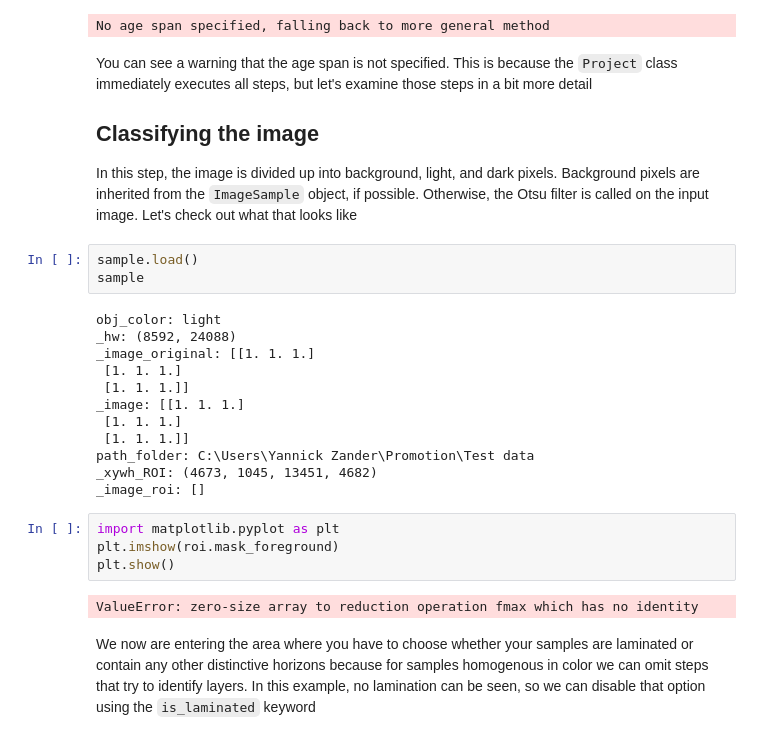
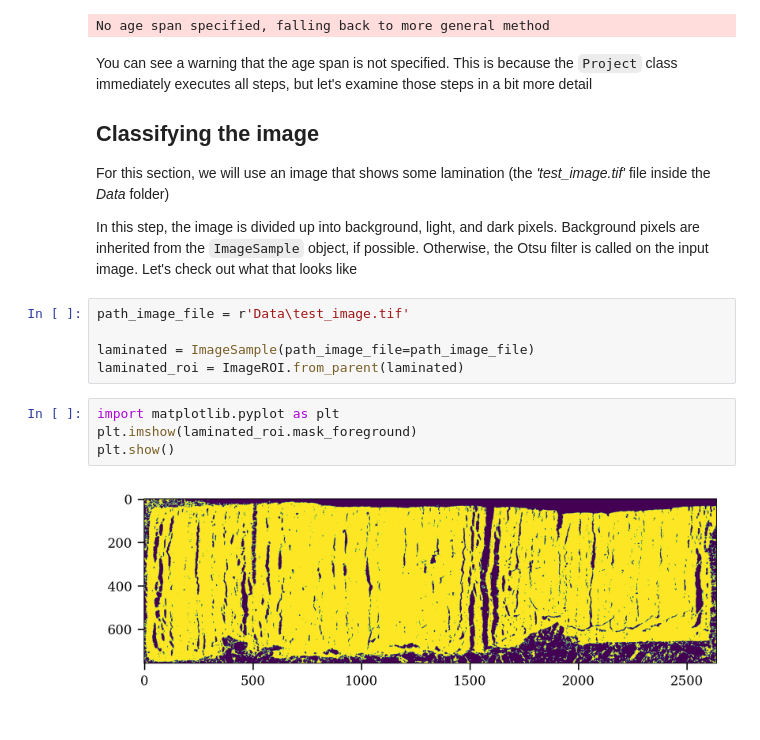
Before and after one commit to yaza11/maspim, a Jupyter notebook: Notebooks/05_ImageROI.ipynb, the cells around one changed output. Saved outputs shown, nothing was run; the diff lists cells and outputs as text.

```diff
--- a/Notebooks/05_ImageROI.ipynb
+++ b/Notebooks/05_ImageROI.ipynb
@@ -51,27 +63,18 @@ No age span specified, falling back to more general method
 You can see a warning that the age span is not specified. This is because the `Project` class immediately executes all steps, but let's examine those steps in a bit more detail
 
 ## Classifying the image
+
+For this section, we will use an image that shows some lamination (the *'test_image.tif'* file inside the *Data* folder)
+
 In this step, the image is divided up into background, light, and dark pixels. Background pixels are inherited from the `ImageSample` object, if possible. Otherwise, the Otsu filter is called on the input image. Let's check out what that looks like
 # %%
-sample.load()
-sample
+path_image_file = r'Data\test_image.tif'
+
+laminated = ImageSample(path_image_file=path_image_file)
+laminated_roi = ImageROI.from_parent(laminated)
-# %% [output]
-obj_color: light
-_hw: (8592, 24088)
-_image_original: [[1. 1. 1.]
- [1. 1. 1.]
- [1. 1. 1.]]
-_image: [[1. 1. 1.]
- [1. 1. 1.]
- [1. 1. 1.]]
-path_folder: C:\Users\Yannick Zander\Promotion\Test data
-_xywh_ROI: (4673, 1045, 13451, 4682)
-_image_roi: []
 # %%
 import matplotlib.pyplot as plt
-plt.imshow(roi.mask_foreground)
+plt.imshow(laminated_roi.mask_foreground)
 plt.show()
 # %% [output]
-ValueError: zero-size array to reduction operation fmax which has no identity
+[figure, added]
-# %% [markdown]
-We now are entering the area where you have to choose whether your samples are laminated or contain any other distinctive horizons because for samples homogenous in color we can omit steps that try to identify layers. In this example, no lamination can be seen, so we can disable that option using the `is_laminated` keyword
```
Also changed, not shown: parts of 11 cells of this notebook, 17 other files.
